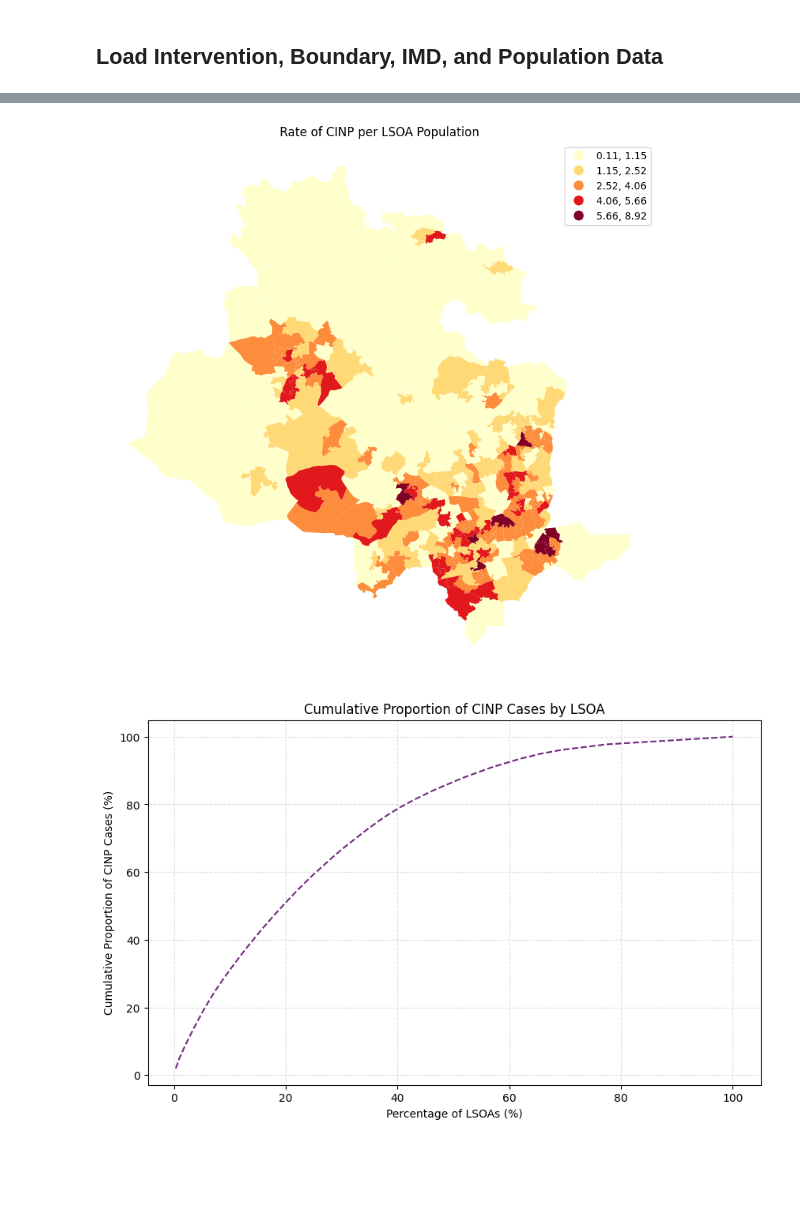
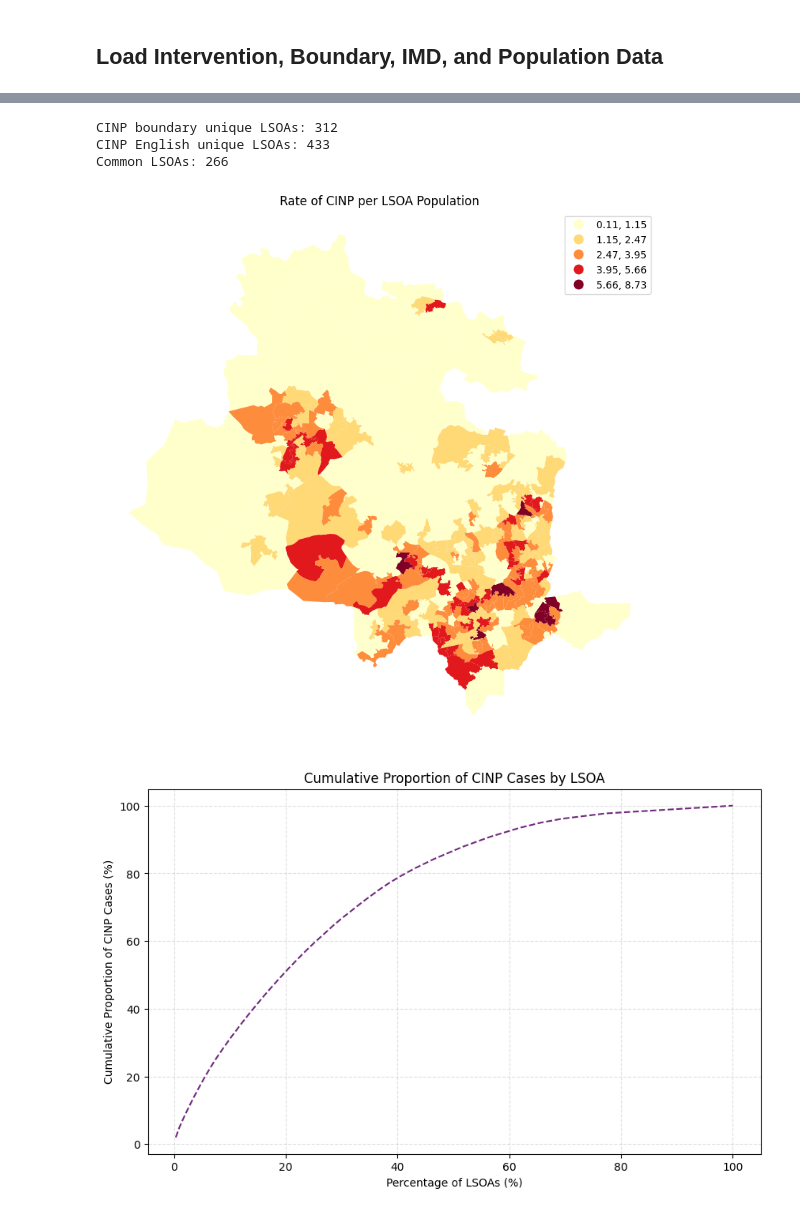
Before and after one commit to ConnectedBradford/CB_2649, a Jupyter notebook: notebooks/cinp_lsoa_analysis.ipynb, the cells around one changed output, grey strips where cells are left out. Cells and saved outputs as stored; diff of their text form; code cells hidden in the pictures; blank space fills up the shorter version.

Commit message:
replicated updated lsoa analysis for cinp

```diff
--- a/notebooks/cinp_lsoa_analysis.ipynb
+++ b/notebooks/cinp_lsoa_analysis.ipynb
@@ -75,7 +78,7 @@ cinp = pandas_gbq.read_gbq(query)
 
 # Boundary Data
 boundary_data_filepath = "../data/BradfordBoundaryData/england_lsoa_2021.shp"
-bradord_boundary_data = gpd.read_file(boundary_data_filepath)
+bradford_boundary_data = gpd.read_file(boundary_data_filepath)
 
 # IMD Data
 imd_filepath = "../data/English IMD 2019/IMD_2019.shp"
@@ -97,19 +114,49 @@ from lsoa_analysis_helper import (
+# %%
+import data_cleaning as dc
+# Fill Missing DoB
+cinp = dc.fill_missing_dob(cinp, 'YearOfBirth', 'DateOfBirth')
+
+# Convert Date columns datatype
+date_columns = ['StartDate', 'DateOfBirth', 'EndDate']
+cinp = dc.convert_dates_datatype(cinp, date_columns)
+
+# Calculate age at entry (completed years)
+cinp['age_at_entry'] = cinp.apply(
+    lambda row: relativedelta(row['StartDate'], row['DateOfBirth']).years,
+    axis=1
+).astype('int')
+
+# Keep rows where age is between 0-17
+cinp = cinp.loc[cinp['age_at_entry'] < 18]
+# %%
+merged_data, children_population = lah.prepare_intervention_data(
+    cinp,
+    bradford_boundary_data,
+    imd_data,
+    population_data,
+    intervention_name='CINP',
+    lsoa_column='LSOA'
+)
+# %% [output]
+CINP boundary unique LSOAs: 312
+CINP English unique LSOAs: 433
+Common LSOAs: 266
 # %%
 # Calculate intervention rates
-cinp_rates = calculate_intervention_rates(
+cinp_rates = lah.calculate_intervention_rates(
     cinp,
-    bradord_boundary_data,
+    bradford_boundary_data,
     imd_data,
     population_data,
     intervention_name='CINP'
 )
 
 # Plot the intervention rate map
-plot_intervention_map(
+lah.plot_intervention_map(
     cinp_rates,
     intervention_name='CINP'
 )
 # %% [output]
-[figure, old version]
+[figure, new version]
 # %%
 # Cumulative proportion plot
```
Also changed, not shown: parts of 11 cells of this notebook, 2 other files.
